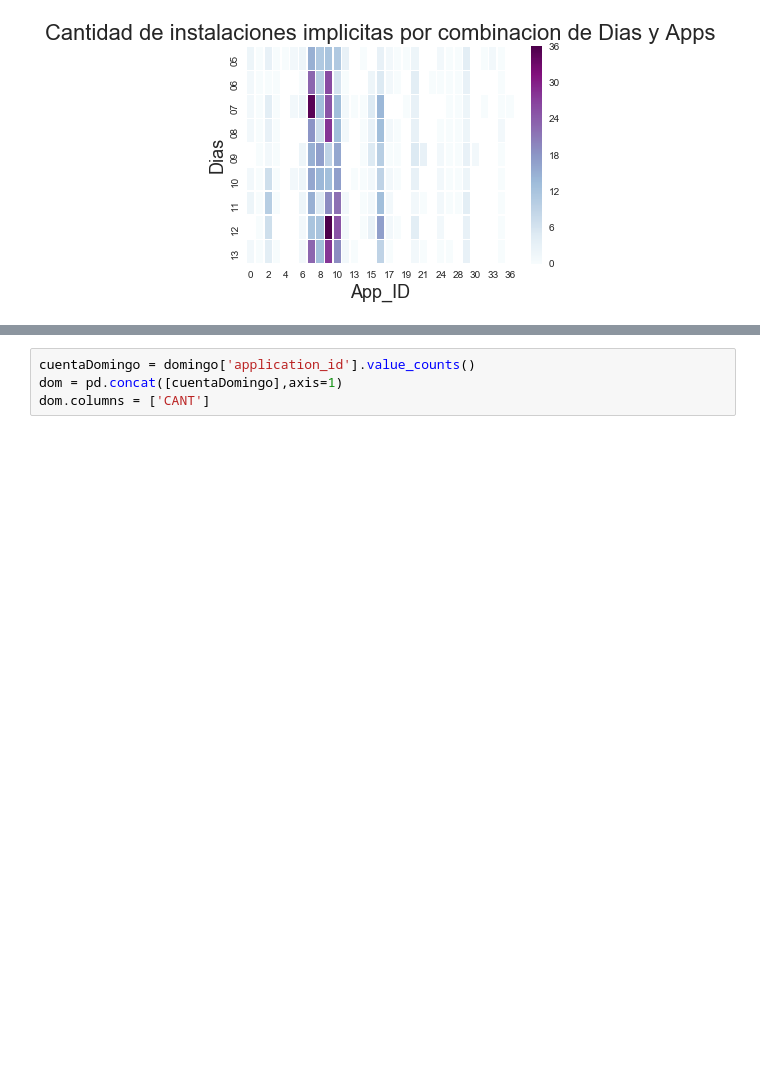
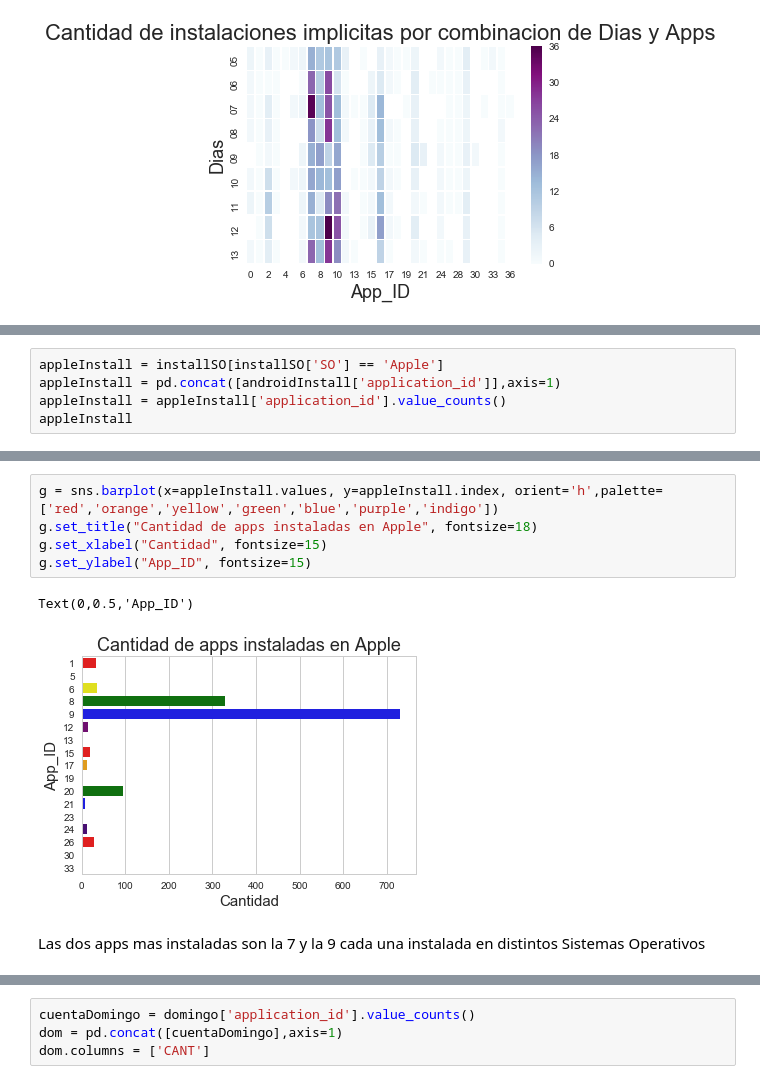
Before and after one commit to LucasCatolino/Organizacion-de-Datos, a Jupyter notebook: Installs.ipynb, the cells around one changed output, grey strips where cells are left out. Drawn from its saved outputs; the diff is of its cells as text; blank space fills up the shorter version.

```diff
--- a/Installs.ipynb
+++ b/Installs.ipynb
@@ -178,0 +202,5 @@ Name: año, Length: 3412, dtype: object
+# %%
+appleInstall = installSO[installSO['SO'] == 'Apple']
+appleInstall = pd.concat([androidInstall['application_id']],axis=1)
+appleInstall = appleInstall['application_id'].value_counts()
+appleInstall
@@ -179,3 +226,13 @@ Name: año, Length: 3412, dtype: object
+# %%
+g = sns.barplot(x=appleInstall.values, y=appleInstall.index, orient='h',palette=['red','orange','yellow','green','blue','purple','indigo'])
+g.set_title("Cantidad de apps instaladas en Apple", fontsize=18)
+g.set_xlabel("Cantidad", fontsize=15)
+g.set_ylabel("App_ID", fontsize=15)
+# %% [output]
+Text(0,0.5,'App_ID')
+[figure, added]
+# %% [markdown]
+Las dos apps mas instaladas son la 7 y la 9 cada una instalada en distintos Sistemas Operativos
 # %%
 install['dia'].value_counts()
 # %% [output]
```
Also changed, not shown: parts of 22 cells of this notebook.
